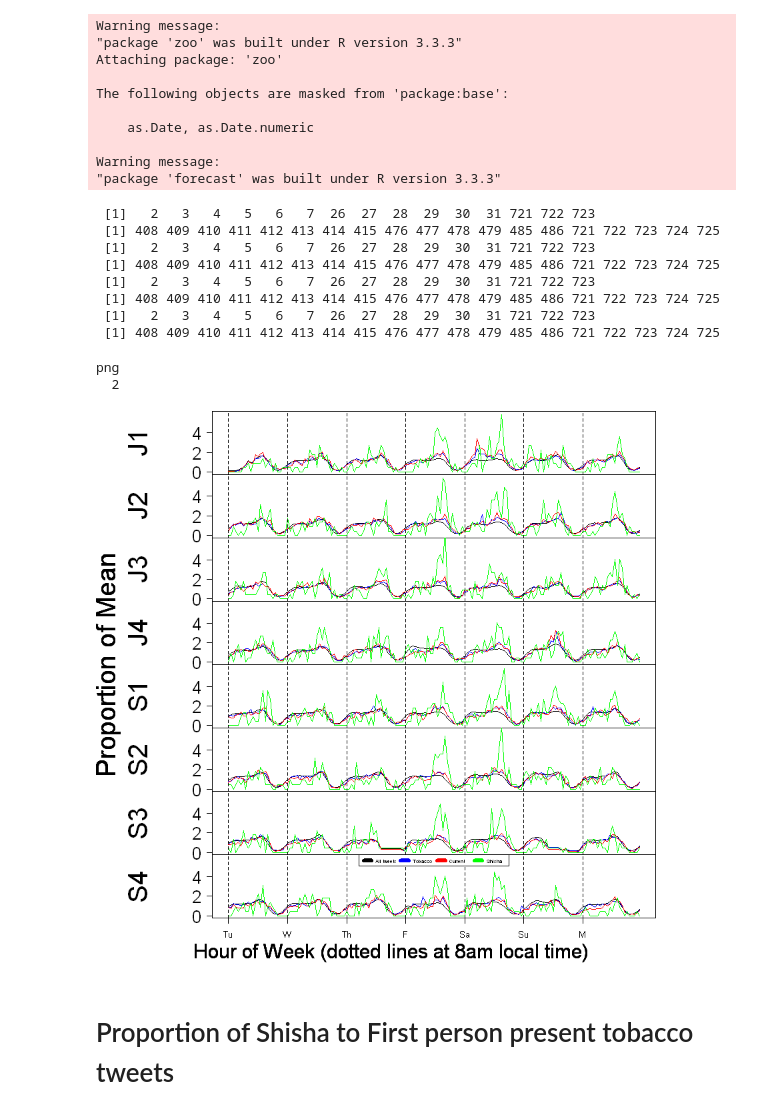
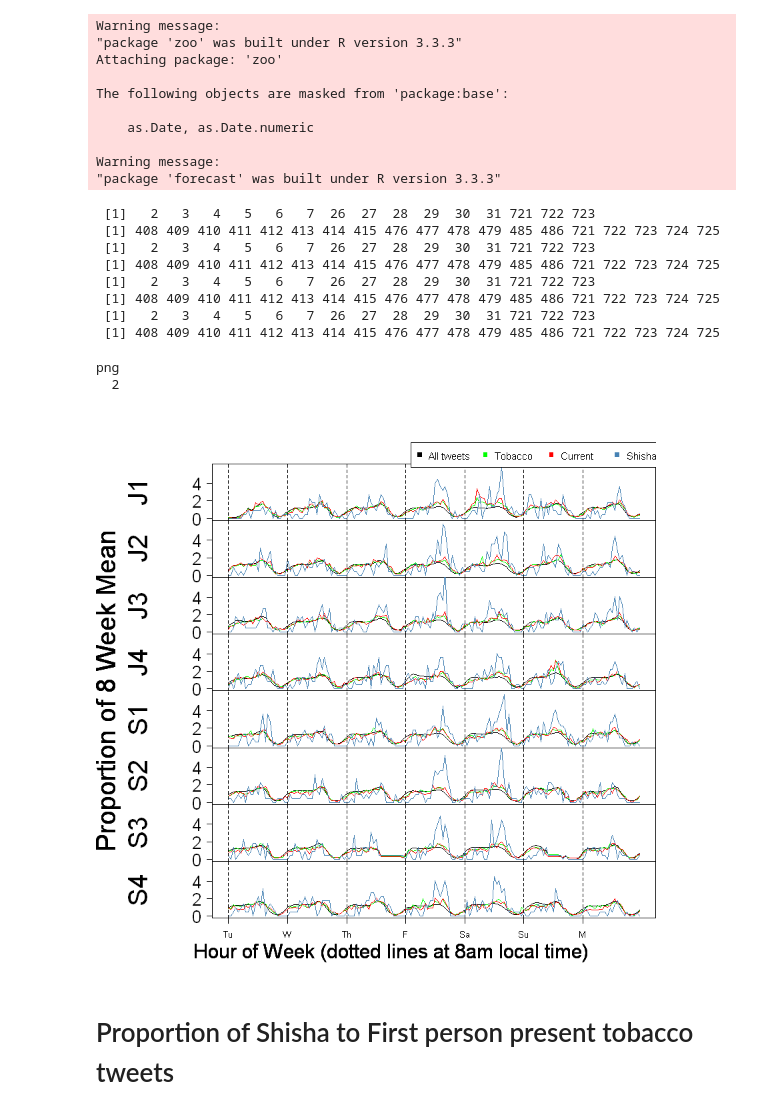
Before and after one commit to tj2huang/nyu-research, a Jupyter notebook: notebooks/tobacco-plot.ipynb, the cells around one changed output. Cells and saved outputs as stored; diff of their text form; code cells hidden in the pictures.

Commit message:
new time series with unconfuse update, more final plots

```diff
--- a/notebooks/tobacco-plot.ipynb
+++ b/notebooks/tobacco-plot.ipynb
@@ -63,44 +63,45 @@ plot_series <- function(tob.df, cur.df, shi.df){
         week_names = c('J1', 'J2', 'J3', 'J4', 'S1', 'S2','S3', 'S4')
     par(mfrow=c(8,1))
     # outer margin
-    par(oma = c(5, 3, 0, 0))
+    par(oma = c(5, 3, 5, 0))
     for (col in 1:8){
         # remove space for x-axis
         par(mar = c(0, 8, 0, 0))
         yrange = c(0, plot_max)
         plot(tot.df[, col], type='l', xaxt='n', ylim=yrange, yaxt='n', ylab='')
-        lines(tob.df[,col], col='blue')
+        lines(tob.df[,col], col='green')
         lines(cur.df[,col], col='red')
-        lines(shi.df[,col], col='green')
+        lines(shi.df[,col], col='steelblue')
         title(cex.lab =3, ylab=week_names[col], line=6)
         axis(2, at=c(0, plot_max /3, 2*plot_max /3), las = 1, cex.axis=2)
         abline(v=seq(1, 168, by=24), lty=2)
 
 
-    mtext('Proportion of Mean', cex=2, side = 2, outer = TRUE, line = 1)
+    mtext('Proportion of 8 Week Mean', cex=2, side = 2, outer = TRUE, line = 1)
 mtext('Hour of Week (dotted lines at 8am local time)', cex=1.5, side = 1, outer = TRUE, line = 3)
 axis(1, labels = c('Tu', 'W', 'Th', 'F', 'Sa', 'Su', 'M'), at=seq(1, 168, by=24), outer=TRUE)
     }
-    legend(x = "top",inset = 0,
+    par(xpd=NA)
+    legend(75,54,inset = 0,
         legend = c("All tweets", "Tobacco", "Current", "Shisha"),
-        col=c("black", "blue", "red", "green"), lwd=5, cex=.5, horiz = TRUE)
+        col=c("black", "green", "red", "steelblue"), pch=15, cex=1.1, horiz=TRUE)
 }
-pdf('c:/users/tom/documents/nyu-test/tob-plots/average-plots.pdf',width=6,height=12,paper='special')
+pdf('c:/users/tom/documents/nyu-test/tob-plots/average-plots.pdf',width=7,height=12,paper='special')
 plot_series(tob.df, cur.df, shi.df)
 dev.off()
 plot_series(tob.df, cur.df, shi.df)
 # %% [output]
  [1]   2   3   4   5   6   7  26  27  28  29  30  31 721 722 723
  [1] 408 409 410 411 412 413 414 415 476 477 478 479 485 486 721 722 723 724 725
  [1]   2   3   4   5   6   7  26  27  28  29  30  31 721 722 723
  [1] 408 409 410 411 412 413 414 415 476 477 478 479 485 486 721 722 723 724 725
  [1]   2   3   4   5   6   7  26  27  28  29  30  31 721 722 723
  [1] 408 409 410 411 412 413 414 415 476 477 478 479 485 486 721 722 723 724 725
  [1]   2   3   4   5   6   7  26  27  28  29  30  31 721 722 723
  [1] 408 409 410 411 412 413 414 415 476 477 478 479 485 486 721 722 723 724 725
 png
   2
-[figure, old version]
+[figure, new version]
 # %% [markdown]
 # Proportion of Shisha to First person present tobacco tweets
 # %%
```
Also changed, not shown: 9 other files.
